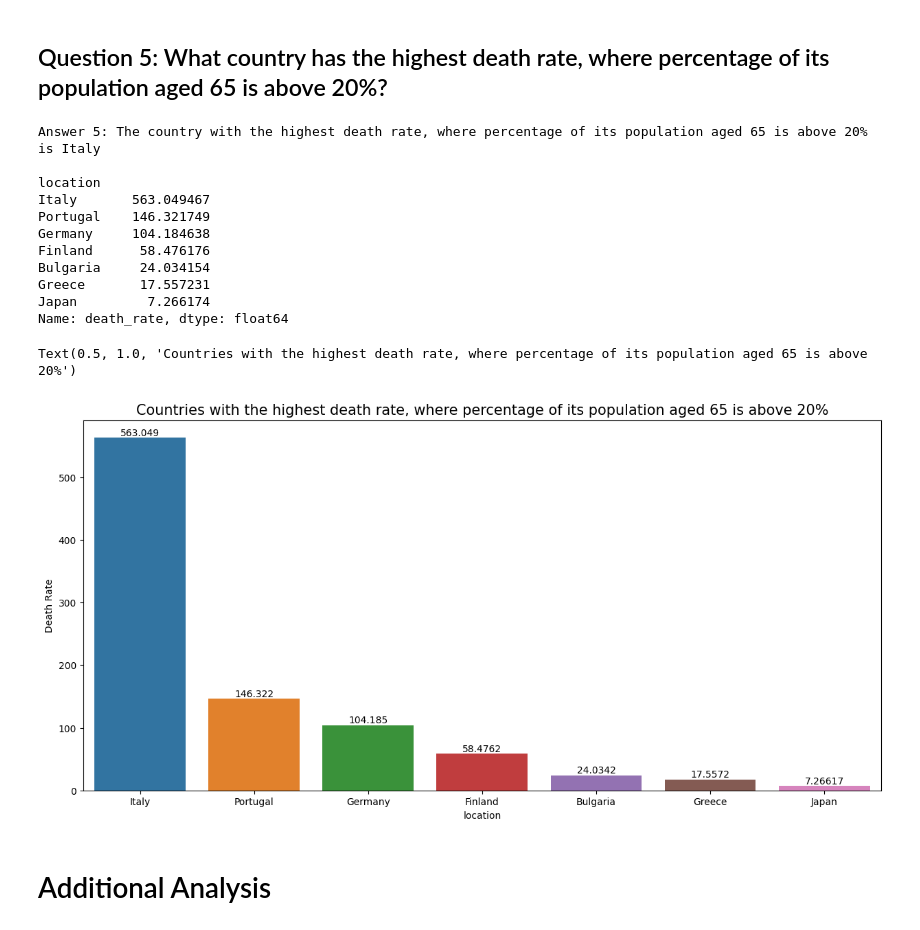
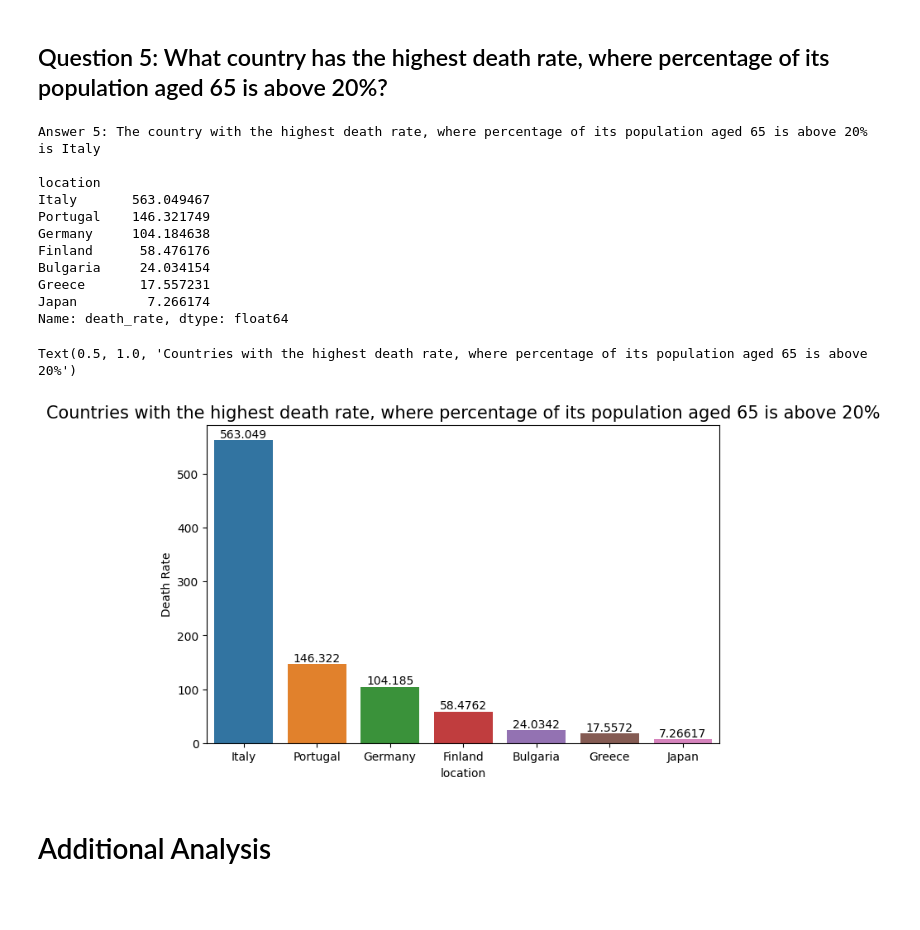
Before and after one commit to Somkene2017/Turing_test_COVID_data, a Jupyter notebook: turing-test-covid-data.ipynb, the cells around one changed output. Drawn from its saved outputs; the diff is of its cells as text; code cells hidden in the pictures; blank space fills up the shorter version.

```diff
--- a/turing-test-covid-data.ipynb
+++ b/turing-test-covid-data.ipynb
@@ -157,30 +157,30 @@ Text(0.5, 1.0, 'Top 10 countries with the highest death rate')
 # %%
 
 old_df = df2[df2.aged_65_older_percent >20]
 ranki2 = old_df.groupby('location').death_rate.sum().sort_values(ascending=False)
 
 print(f'Answer 5: The country with the highest death rate, where percentage of its population aged 65 is above 20% is {ranki2.index[0]} \n')
 print(ranki2)
-plt.figure(figsize=(15,7))
+plt.figure(figsize=(8,5))
 tc = sns.barplot(x=ranki2.index[:10], y=ranki2.values[:10])
 plt.ylabel('Death Rate')
 
 plt.bar_label(tc.containers[0])
 plt.title('Countries with the highest death rate, where percentage of its population aged 65 is above 20%',size=15)
 # %% [output]
 Answer 5: The country with the highest death rate, where percentage of its population aged 65 is above 20% is Italy
 
 location
 Italy       563.049467
 Portugal    146.321749
 Germany     104.184638
 Finland      58.476176
 Bulgaria     24.034154
 Greece       17.557231
 Japan         7.266174
 Name: death_rate, dtype: float64
 Text(0.5, 1.0, 'Countries with the highest death rate, where percentage of its population aged 65 is above 20%')
-[figure, old version]
+[figure, new version]
 # %% [markdown]
 # Additional Analysis
 # %%
```
